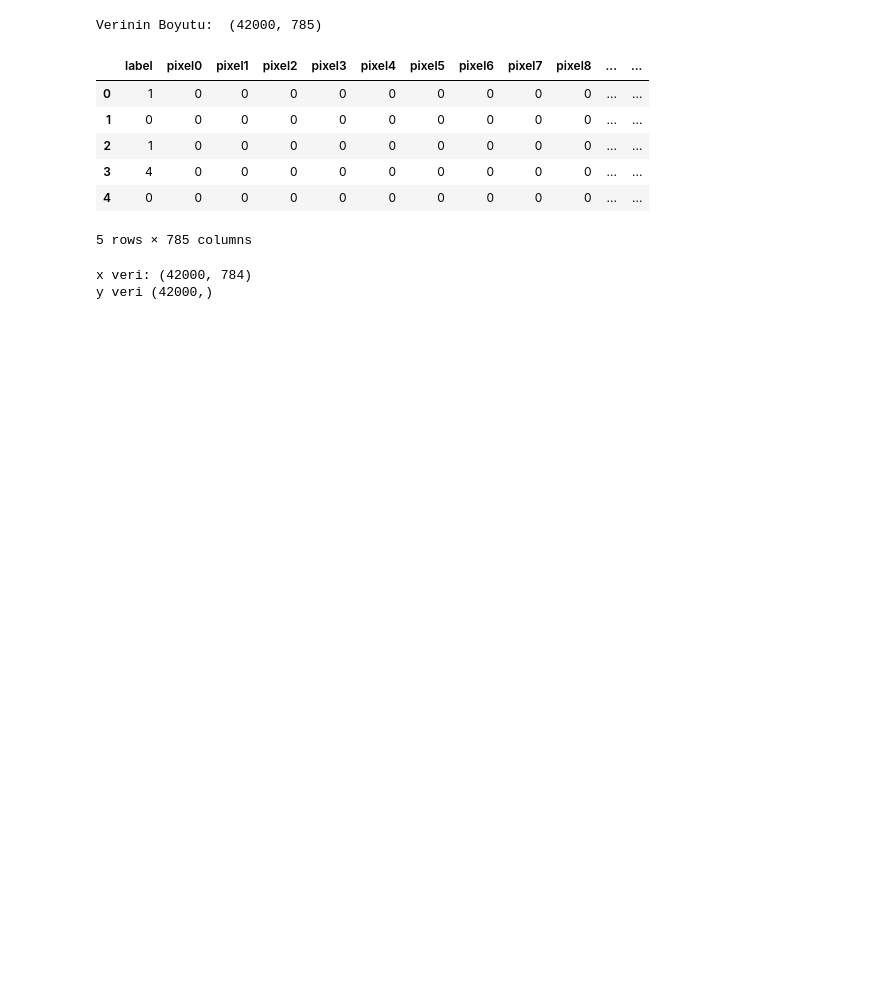
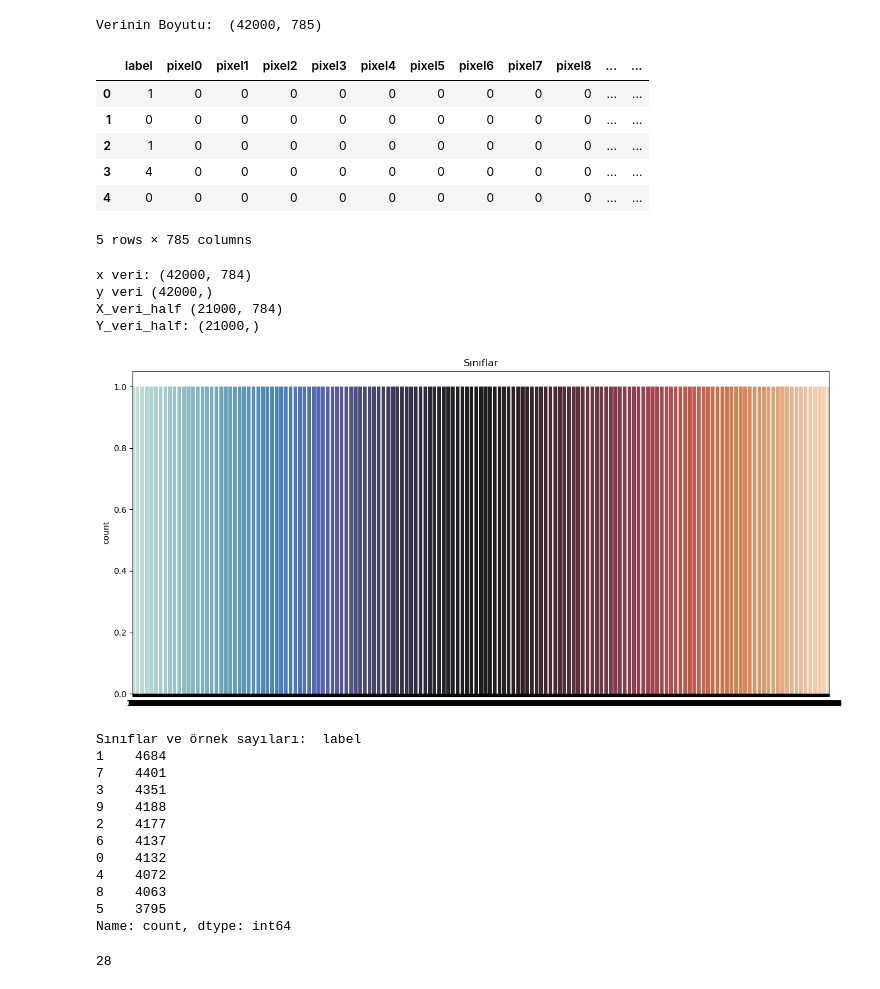
Before and after one commit to erhanbarisolmez/machine-learning-bootcamp, a Jupyter notebook: 5-pekistirmeli-ogrenme/evrimsel-sinir-aglari.ipynb, the cells around one changed output. Cells and saved outputs as stored; diff of their text form; code cells hidden in the pictures; blank space fills up the shorter version.

```diff
--- a/5-pekistirmeli-ogrenme/evrimsel-sinir-aglari.ipynb
+++ b/5-pekistirmeli-ogrenme/evrimsel-sinir-aglari.ipynb
@@ -26,13 +26,40 @@ Y_veri = veri["label"]
 X_veri = veri.drop(["label"], axis=1)
 print("x veri:", X_veri.shape)
 print("y veri", Y_veri.shape)
+
+X_veri_half = X_veri.sample(frac=0.5, random_state=1)
+Y_veri_half = Y_veri.loc[X_veri_half.index]
+
+print("X_veri_half", X_veri_half.shape)
+print("Y_veri_half:", Y_veri_half.shape)
 # %% [output]
 x veri: (42000, 784)
 y veri (42000,)
+X_veri_half (21000, 784)
+Y_veri_half: (21000,)
 # %%
 # her bir rakamdan kaçar tane olduğuna bakma
 plt.figure(figsize=(15,7))
-g = sns.countplot(Y_veri, palette="icefire")
+g = sns.countplot(Y_veri_half, palette="icefire")
 plt.title("Sınıflar")
 plt.show()
-print("Sınıflar ve örnek sayıları: ", Y_veri.value_counts())
+print("Sınıflar ve örnek sayıları: ", Y_veri_half.value_counts())
+# %% [output]
+[figure, added]
+Sınıflar ve örnek sayıları:  label
+1    4684
+7    4401
+3    4351
+9    4188
+2    4177
+6    4137
+0    4132
+4    4072
+8    4063
+5    3795
+Name: count, dtype: int64
+# %%
+resim_boyutu =  int(np.sqrt(X_veri_half.shape[1]))
+resim_boyutu
+# %% [output]
+28
```
Also changed, not shown: parts of 6 cells of this notebook, 1 other file.
